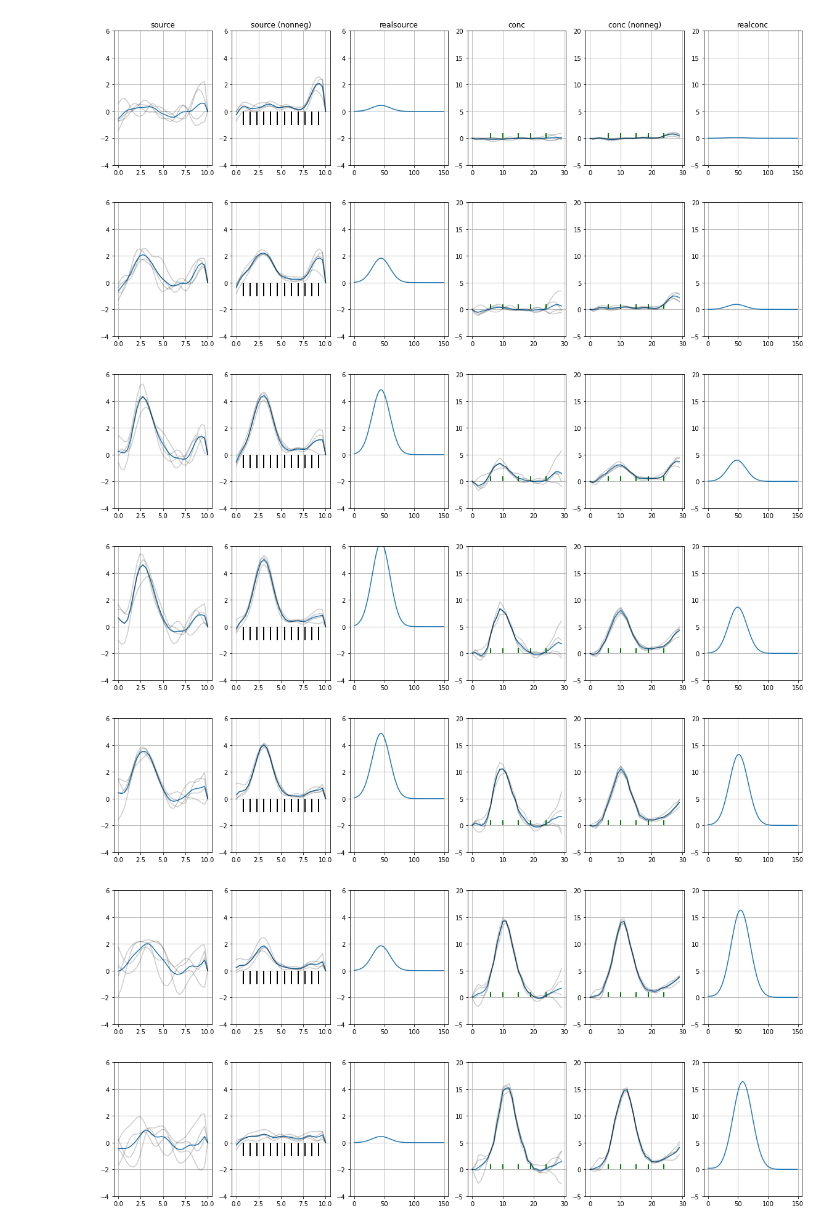
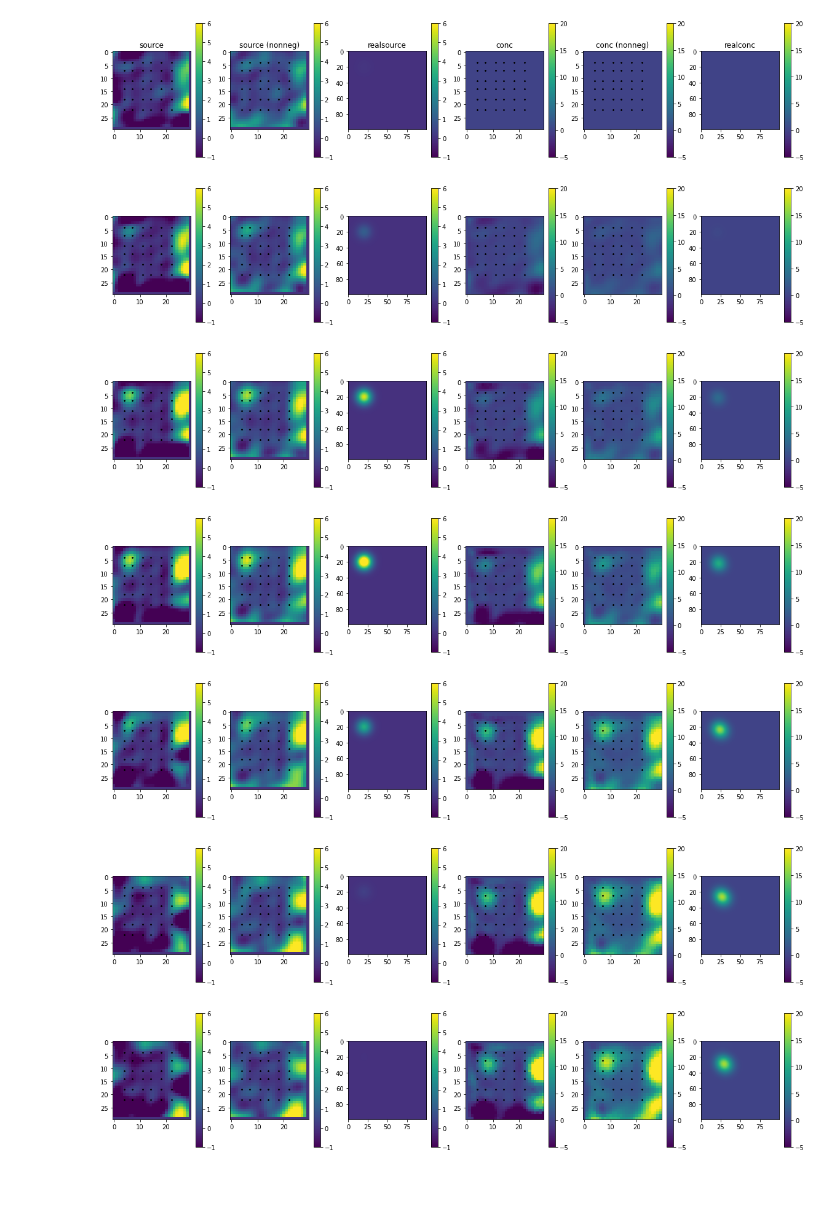
Before and after one commit to SheffieldML/advectionGPdatasets, a Jupyter notebook: juypter/Non Negative Toy Example.ipynb, the cells around one changed output. Saved outputs shown, nothing was run; the diff lists cells and outputs as text; code cells hidden in the pictures; blank space fills up the shorter version.

```diff
--- a/juypter/Non Negative Toy Example.ipynb
+++ b/juypter/Non Negative Toy Example.ipynb
@@ -75,0 +16,2 @@ for tstep in range(0,400,50):
+# %%
+X, Y, sourceGT, concTrain, boundary, m = gb.X, gb.Y, gb.source, gb.conc, gb.boundary, gb.m
@@ -125,11 +68,0 @@ Diffusing particles...
-# %%
-#Non-negative...
-r = 12
-nonNegFrom = mInfer.boundary[0]
-nonNegTo = mInfer.boundary[1]
-Xnonneg = np.array(np.meshgrid(np.linspace(nonNegFrom[0],nonNegTo[0],r+2)[1:-1],np.linspace(nonNegFrom[1],nonNegTo[1],r+2)[1:-1],np.linspace(nonNegFrom[2],nonNegTo[2],r+2)[1:-1]))
-Xnonneg = Xnonneg.reshape(3,r**3).T
-
-from advectionGP.constraints import NonNegConstraint
-nnc = NonNegConstraint(mInfer,Y,Xnonneg,thinning=40,burnin=100,jitter=0.02,verbose=False)
-Zs_nonneg = nnc.sample(Nsamps)
@@ -140,0 +69,10 @@ Done
+# %%
+#====Non-negative sampling===
+
+from advectionGP.constraints import NonNegConstraint
+from advectionGP.kernels import meshgridndim
+#points we enforce the constraint at
+Xnonneg = meshgridndim(mInfer.boundary,10,True)
+nnc = NonNegConstraint(mInfer,Y,Xnonneg,thinning=5,burnin=2,jitter=0.02,verbose=True)
+#Zs_nonneg = nnc.sample(Nsamps)
+nnc.tm.findstartpoint_full()
@@ -179,12 +158,12 @@ array([ 5, 10, 16, 21, 26, 32, 37, 43, 48, 53, 59, 64])
 # %%
-slice_coord=11
+slice_coord=6
 gridX = mInfer.getGridCoord(X[:,1:])
-plot1d = True
+plot1d = False
 firstrow = True
-source_lims = [-4,6]
+source_lims = [-1,6]
 conc_lims = [-5,20]
 
-for tsamp in np.unique(mInfer.getGridCoord(Xnonneg)[:,0]):
+for tsamp in np.unique(mInfer.getGridCoord(Xnonneg)[:-1,0]):
     plt.figure(figsize=[20,4])
     plt.subplot(1,6,1)
     if firstrow: plt.title('source')
@@ -205,7 +184,7 @@ for tsamp in np.unique(mInfer.getGridCoord(Xnonneg)[:,0]):
         plt.plot(mInfer.coords[2,tsamp,slice_coord,:],sourcemean_nonneg[tsamp,slice_coord,:])
         plt.plot(mInfer.coords[2,tsamp,slice_coord,:],sources_nonneg[:,tsamp,slice_coord,:].T,'k-',alpha=0.2)
         plt.vlines(Xnonneg[:,2],0,-1)
-        plt.ylim([-4,6])
+        plt.ylim(source_lims)
         plt.grid()
     else:
         plt.imshow(sourcemean_nonneg[tsamp,:,:])
@@ -224,17 +203,6 @@ for tsamp in np.unique(mInfer.getGridCoord(Xnonneg)[:,0]):
         plt.imshow(sourceGT[int(tsamp*(m.resolution[0]/mInfer.resolution[0])),:,:])
         plt.clim(source_lims)
         plt.colorbar()
-#    plt.subplot(1,4,2)
-#    if tsamp==0: plt.title('std')
-#    if plot1d:
-#        plt.plot(mInfer.coords[2,tsamp,slice_coord,:],np.sqrt(sourcevar[tsamp,slice_coord,:]))
-#        plt.grid()
-#        plt.ylim([0,2])
-#    else:
-#        plt.imshow(np.sqrt(sourcevar[tsamp,:,:]))
-#        plt.clim([0,2])
-#        plt.colorbar()
-#        plt.scatter(gridX[:,1],gridX[:,2],1,color='black')
 
     plt.subplot(1,6,4)
     if firstrow: plt.title('conc')
@@ -249,37 +217,37 @@ for tsamp in np.unique(mInfer.getGridCoord(Xnonneg)[:,0]):
         plt.clim(conc_lims)
         plt.colorbar()
         plt.scatter(gridX[:,1]/scaleby[1],gridX[:,2]/scaleby[2],1,color='black')
 
     plt.subplot(1,6,5)
     if firstrow: plt.title('conc (nonneg)')
     if plot1d:
         plt.plot(concmean_nonneg[tsamp//scaleby[0],slice_coord//scaleby[1],:])
         plt.plot(conc_nonneg[:,tsamp//scaleby[0],slice_coord//scaleby[1],:].T,'k-',alpha=0.2)
         plt.grid()
         plt.ylim(conc_lims)
         plt.vlines(gridX[:,2],0,1,color='green')
     else:
         plt.imshow(concmean_nonneg[tsamp//scaleby[0],:,:])
         plt.clim(conc_lims)
         plt.colorbar()
         plt.scatter(gridX[:,1]/scaleby[1],gridX[:,2]/scaleby[2],1,color='black')
 
     plt.subplot(1,6,6)
     if firstrow: plt.title('realconc')
     if plot1d:
         plt.plot(concTrain[int(tsamp*(m.resolution[0]/mInfer.resolution[0])),int(slice_coord*(m.resolution[1]/mInfer.resolution[1])),:])
         plt.grid()
         plt.ylim(conc_lims)
     else:
         plt.imshow(concTrain[int(tsamp*(m.resolution[0]/mInfer.resolution[0])),:,:])
         plt.clim(conc_lims)
         plt.colorbar()
     firstrow = False
 # %% [output]
-[figure, old version]
+[figure, new version]
-[figure, old version]
+[figure, new version]
-[figure, old version]
+[figure, new version]
-[figure, old version]
+[figure, new version]
-[figure, old version]
+[figure, new version]
-[figure, old version]
+[figure, new version]
-[figure, old version]
+[figure, new version]
```
Also changed, not shown: parts of 30 cells of this notebook, 11 other files.
